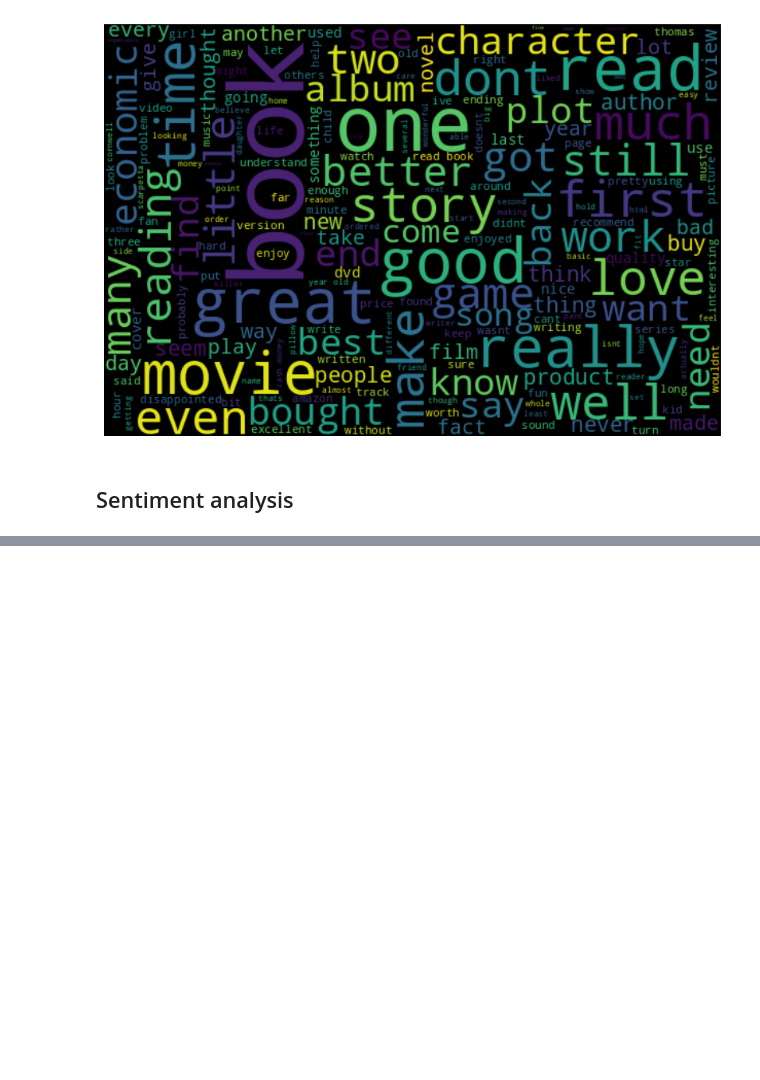
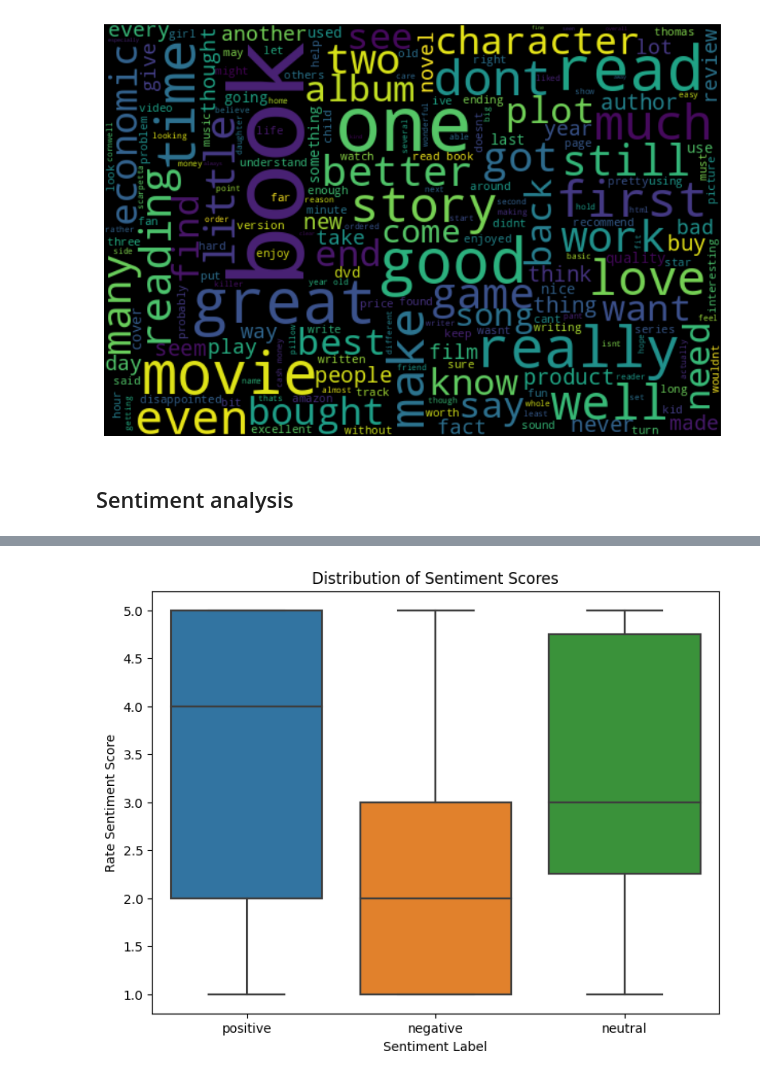
Before and after one commit to NegarTajziyehchi/Data_Science_Projects, a Jupyter notebook: NLP_Amazon_Review/Amazon_Review.ipynb, the cells around one changed output, grey strips where cells are left out. Saved outputs shown, nothing was run; the diff lists cells and outputs as text; code cells hidden in the pictures; blank space fills up the shorter version.

```diff
--- a/NLP_Amazon_Review/Amazon_Review.ipynb
+++ b/NLP_Amazon_Review/Amazon_Review.ipynb
@@ -409,0 +509,10 @@ plot_wordcloud(all_words_review[:20000000])
+# %%
+# Create a box plot of sentiment scores
+plt.figure(figsize=(8, 6))
+sns.boxplot(x='sentiment_label', y ='rate', data=train_df)
+plt.xlabel('Sentiment Label')
+plt.ylabel('Rate Sentiment Score')
+plt.title('Distribution of Sentiment Scores')
+plt.show()
+# %% [output]
+[figure, added]
```
Also changed, not shown: parts of 17 cells of this notebook.
